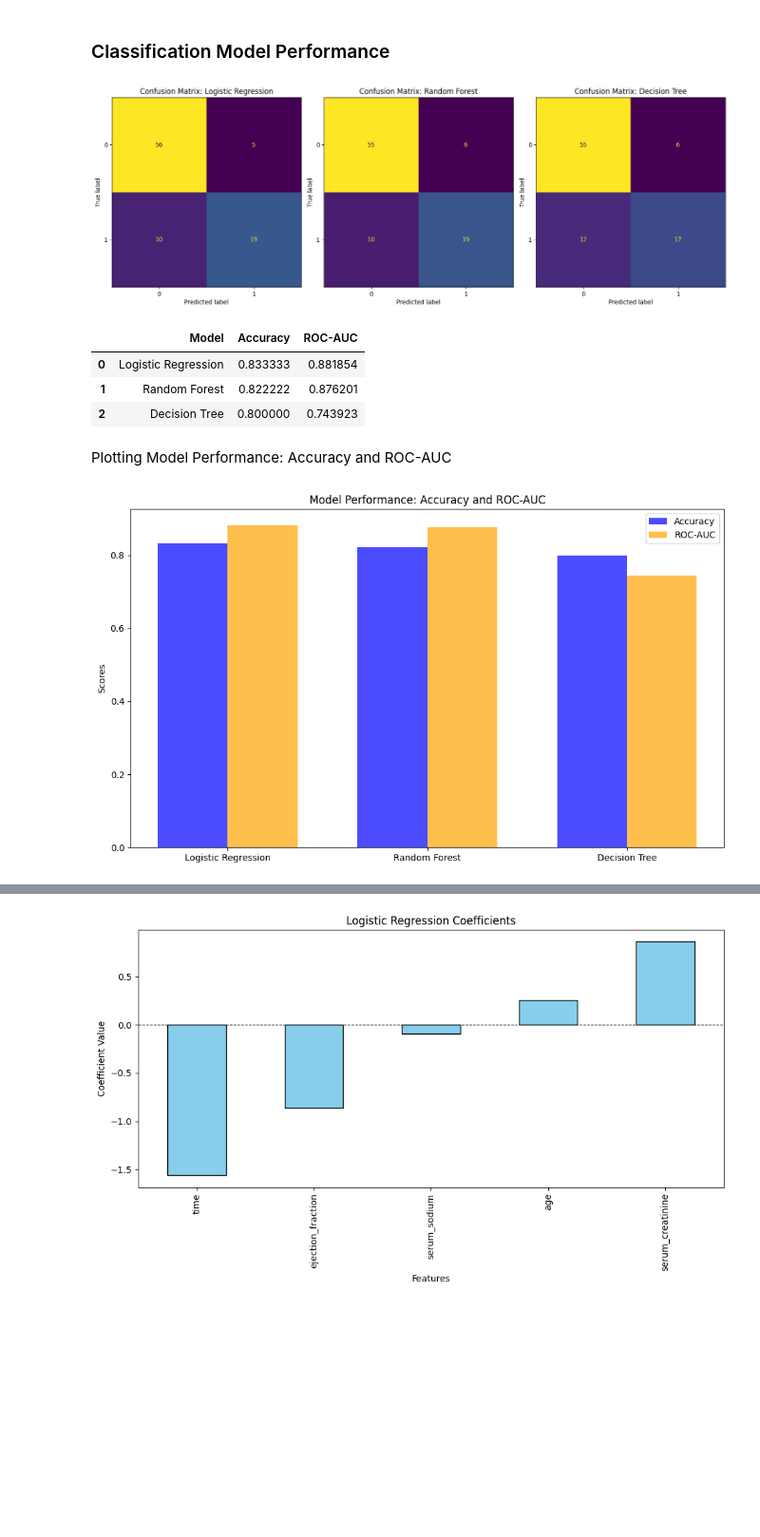
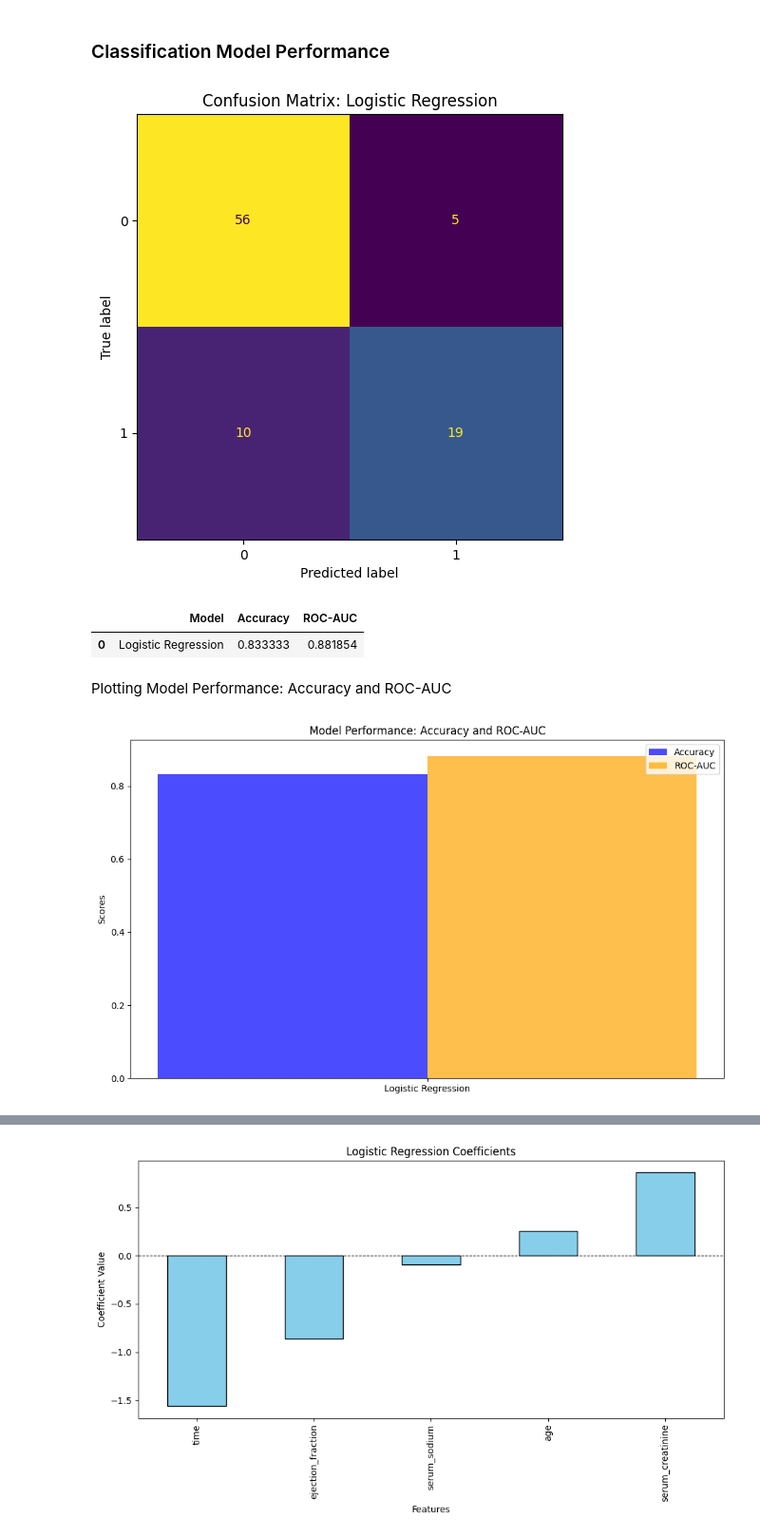
Before and after one commit to thisishasan/slda, a Jupyter notebook: code.ipynb, the cells around one changed output, grey strips where cells are left out. Shown at 95% size. Cells and saved outputs as stored; diff of their text form; code cells hidden in the pictures; blank space fills up the shorter version.

```diff
--- a/code.ipynb
+++ b/code.ipynb
@@ -544,39 +521,35 @@ dt_roc_auc = roc_auc_score(y_test, dt.predict_proba(X_test_scaled)[:, 1])
 # %%
 # Confusion Matrix for each model
 models_dict = {
     "Logistic Regression": (y_test, log_reg.predict(X_test_scaled)),
-    "Random Forest": (y_test, rf.predict(X_test_scaled)),
-    "Decision Tree": (y_test, dt.predict(X_test_scaled))
 }
 
 # Plotting confusion matrices
 plt.figure(figsize=(15, 5))
 for i, (model_name, (true_values, predictions)) in enumerate(models_dict.items(), 1):
     plt.subplot(1, 3, i)
     ConfusionMatrixDisplay.from_predictions(true_values, predictions, ax=plt.gca(), colorbar=False)
     plt.title(f"Confusion Matrix: {model_name}")
 
 plt.tight_layout()
 plt.show()
 # %% [output]
-[figure, old version]
+[figure, new version]
 # %%
 display(pd.DataFrame({
-        "Model": ["Logistic Regression", "Random Forest", "Decision Tree"],
-        "Accuracy": [log_reg_report["accuracy"], rf_report["accuracy"], dt_report["accuracy"]],
-        "ROC-AUC": [log_reg_roc_auc, rf_roc_auc, dt_roc_auc]
+        "Model": ["Logistic Regression"],
+        "Accuracy": [log_reg_report["accuracy"]],
+        "ROC-AUC": [log_reg_roc_auc]
     }))
 # %% [output]
 |  | Model | Accuracy | ROC-AUC |
 | 0 | Logistic Regression | 0.833333 | 0.881854 |
-| 1 | Random Forest | 0.822222 | 0.876201 |
-| 2 | Decision Tree | 0.800000 | 0.743923 |
 # %% [markdown]
 Plotting Model Performance: Accuracy and ROC-AUC
 # %%
-models = ["Logistic Regression", "Random Forest", "Decision Tree"]
-accuracy_scores = [log_reg_report["accuracy"], rf_report["accuracy"], dt_report["accuracy"]]
-roc_auc_scores = [log_reg_roc_auc, rf_roc_auc, dt_roc_auc]
+models = ["Logistic Regression"]
+accuracy_scores = [log_reg_report["accuracy"]]
+roc_auc_scores = [log_reg_roc_auc]
 
 plt.figure(figsize=(10, 6))
 x = np.arange(len(models))
@@ -590,4 +563,4 @@ plt.legend()
 plt.tight_layout()
 plt.show()
 # %% [output]
-[figure, old version]
+[figure, new version]
```
Also changed, not shown: parts of 5 cells of this notebook.
